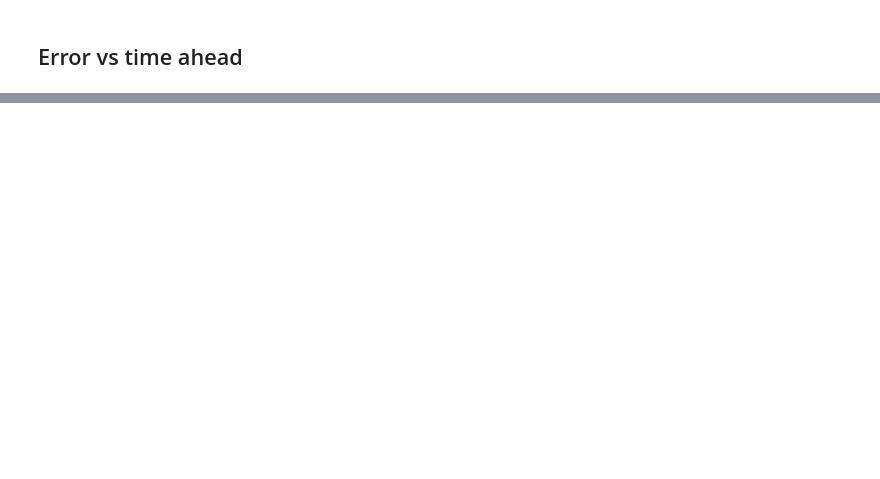
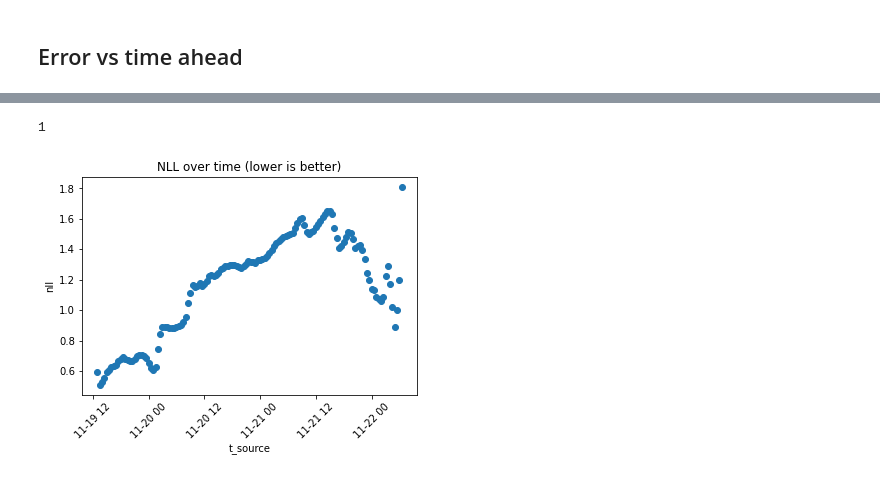
Before and after one commit to wassname/seq2seq-time, a Jupyter notebook: notebooks/RNN_Timeseries_Seq2Seq.ipynb, the cells around one changed output, grey strips where cells are left out. Saved outputs shown, nothing was run; the diff lists cells and outputs as text; code cells hidden in the pictures; blank space fills up the shorter version.

```diff
--- a/notebooks/RNN_Timeseries_Seq2Seq.ipynb
+++ b/notebooks/RNN_Timeseries_Seq2Seq.ipynb
@@ -506,7 +505,6 @@ Epoch 1/8: Test Loss = 1.07
 # %% [markdown]
 ## Predict
 # %%
-# TODO get working
-output_scaler = scaler.transformers[-4][1]
-ds_preds = predict(model, ds_test, batch_size*6, device=device, scaler=output_scaler)
+ds_preds = predict(model, ds_test, batch_size, device=device, scaler=output_scaler)
+ds_preds
 # %% [output]
@@ -579,13 +597,12 @@ d.plot.scatter('t_ahead_hours', 'likelihood')
 # %%
 # Make a plot of the NLL over time. Does this solution get worse with time?
-# this is hard because we need to take the mean over t_ahead
-# then group by t_source
-d = ds_preds.mean('t_ahead').groupby('t_source').mean()
-# And even then it's clearer with smoothing
-d.plot.scatter('t_source', 'nll')
+d = ds_preds.mean('t_ahead').groupby('t_source').mean().plot.scatter('t_source', 'nll')
 plt.xticks(rotation=45)
 plt.title('NLL over time (lower is better)')
 1
+# %% [output]
+1
+[figure, added]
 # %%
 # A scatter plot is easy with xarray
 ds_preds.plot.scatter('y_true', 'y_pred', s=.01)
```
Also changed, not shown: parts of 11 cells of this notebook, 3 other files.
